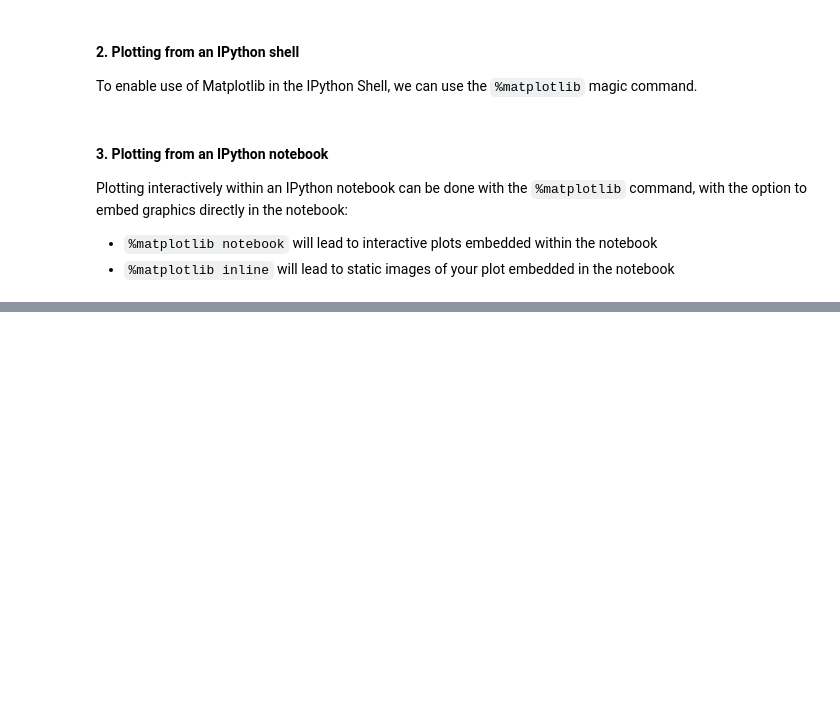
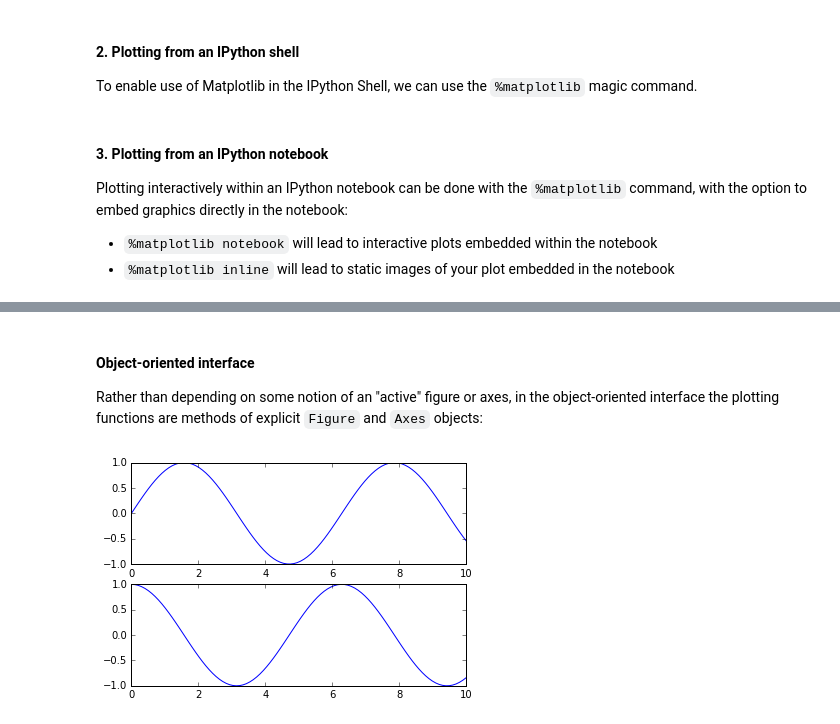
Before and after one commit to GiuseppeBaldini/Python-DS-Handbook, a Jupyter notebook: 4.Matplotlib/03.00 Visualization with Matplotlib.ipynb, the cells around one changed output, grey strips where cells are left out. Cells and saved outputs as stored; diff of their text form; code cells hidden in the pictures; blank space fills up the shorter version.

```diff
--- a/4.Matplotlib/03.00 Visualization with Matplotlib.ipynb
+++ b/4.Matplotlib/03.00 Visualization with Matplotlib.ipynb
@@ -53,0 +118,14 @@ Plotting interactively within an IPython notebook can be done with the <code>%ma
+# %% [markdown]
+#### Object-oriented interface
+
+Rather than depending on some notion of an "active" figure or axes, in the object-oriented interface the plotting functions are methods of explicit <code>Figure</code> and <code>Axes</code> objects:
+# %%
+# First create a grid of plots
+# ax will be an array of two Axes objects
+fig, ax = plt.subplots(2)
+
+# Call plot() method on the appropriate object
+ax[0].plot(x, np.sin(x))
+ax[1].plot(x, np.cos(x));
+# %% [output]
+[figure, added]
```
Also changed, not shown: parts of 12 cells of this notebook, 1 other file.
